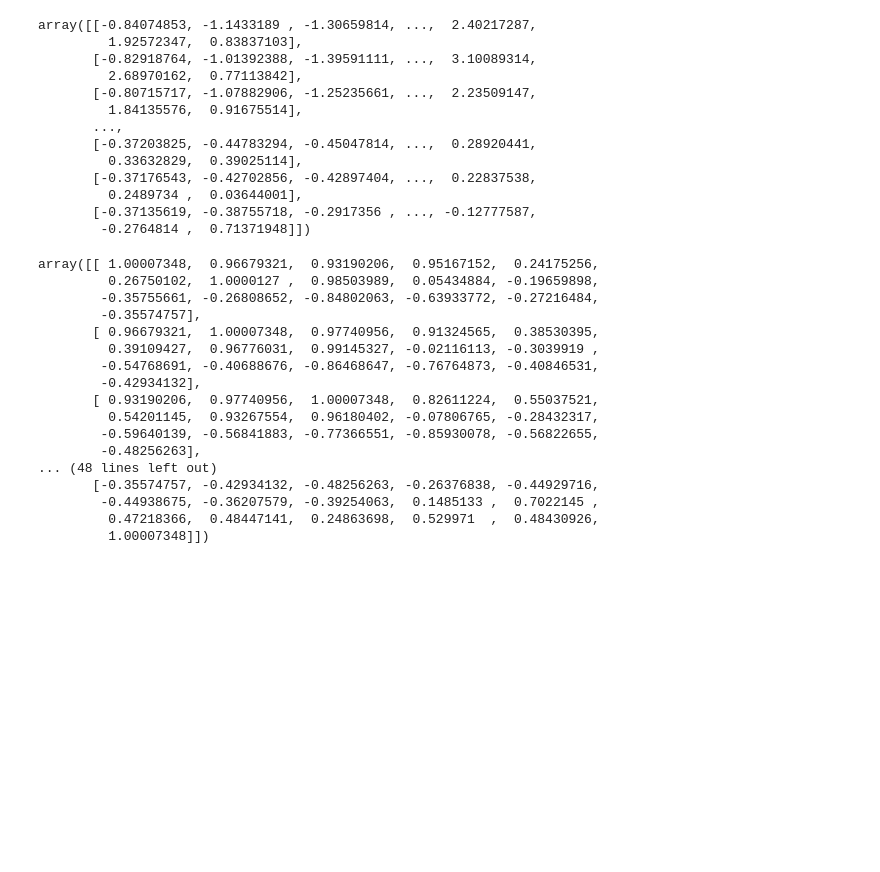
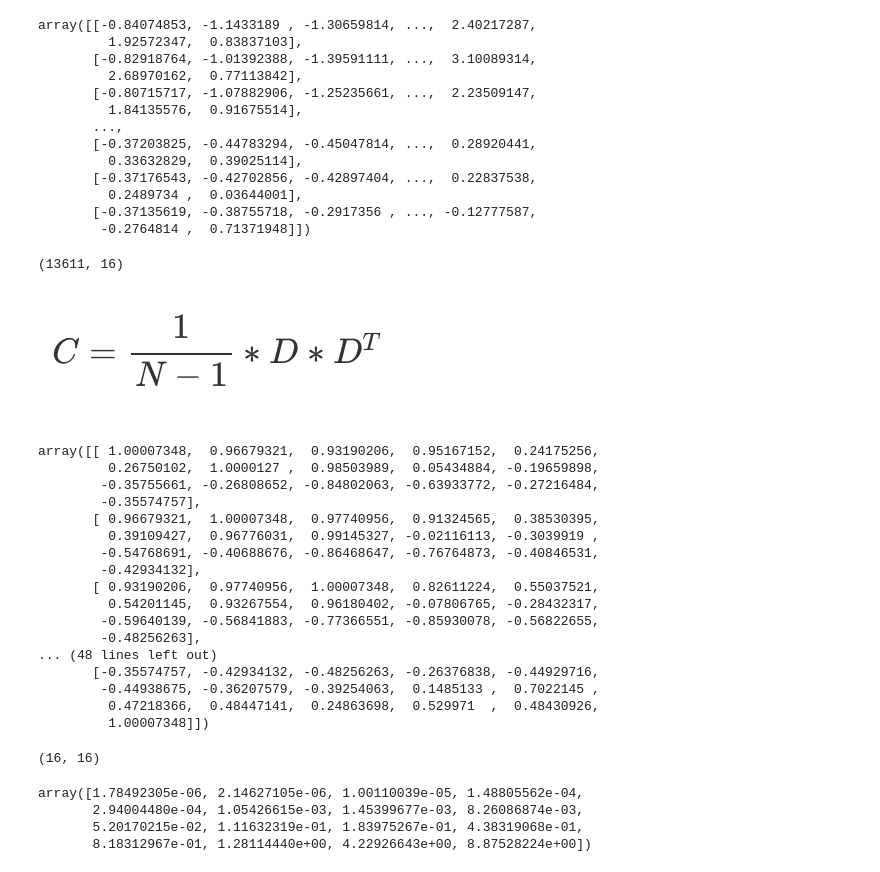
Before and after one commit to alaricbat/SoftmaxRegression, a Jupyter notebook: SoftmaxRegression/program/softmax_handson.ipynb, the cells around one changed output. Saved outputs shown, nothing was run; the diff lists cells and outputs as text; code cells hidden in the pictures; blank space fills up the shorter version.

```diff
--- a/SoftmaxRegression/program/softmax_handson.ipynb
+++ b/SoftmaxRegression/program/softmax_handson.ipynb
@@ -111,27 +106,47 @@ array([[-0.84074853, -1.1433189 , -1.30659814, ...,  2.40217287,
          0.2489734 ,  0.03644001],
        [-0.37135619, -0.38755718, -0.2917356 , ..., -0.12777587,
         -0.2764814 ,  0.71371948]])
-# %%
-#covariance matrix
-cov_matrix = np.cov(X_scaled, rowvar=False)
-cov_matrix
-# %% [output]
-array([[ 1.00007348,  0.96679321,  0.93190206,  0.95167152,  0.24175256,
-         0.26750102,  1.0000127 ,  0.98503989,  0.05434884, -0.19659898,
-        -0.35755661, -0.26808652, -0.84802063, -0.63933772, -0.27216484,
-        -0.35574757],
-       [ 0.96679321,  1.00007348,  0.97740956,  0.91324565,  0.38530395,
-         0.39109427,  0.96776031,  0.99145327, -0.02116113, -0.3039919 ,
-        -0.54768691, -0.40688676, -0.86468647, -0.76764873, -0.40846531,
-        -0.42934132],
-       [ 0.93190206,  0.97740956,  1.00007348,  0.82611224,  0.55037521,
-         0.54201145,  0.93267554,  0.96180402, -0.07806765, -0.28432317,
-        -0.59640139, -0.56841883, -0.77366551, -0.85930078, -0.56822655,
-        -0.48256263],
-... (48 lines left out)
-       [-0.35574757, -0.42934132, -0.48256263, -0.26376838, -0.44929716,
-        -0.44938675, -0.36207579, -0.39254063,  0.1485133 ,  0.7022145 ,
-         0.47218366,  0.48447141,  0.24863698,  0.529971  ,  0.48430926,
-         1.00007348]])
+# %%
+#Get information of rows and features after scaling
+X_scaled.shape
+# %% [output]
+(13611, 16)
+# %%
+#counting for covariance matrix
+display(Image(filename='../photos/fomulation/covariance_matrix.png'))
+
+cov_matrix = (1 / (X_scaled.shape[0] - 1)) * np.dot(X_scaled.T, X_scaled)
+cov_matrix
+# %% [output]
+[figure, added]
+array([[ 1.00007348,  0.96679321,  0.93190206,  0.95167152,  0.24175256,
+         0.26750102,  1.0000127 ,  0.98503989,  0.05434884, -0.19659898,
+        -0.35755661, -0.26808652, -0.84802063, -0.63933772, -0.27216484,
+        -0.35574757],
+       [ 0.96679321,  1.00007348,  0.97740956,  0.91324565,  0.38530395,
+         0.39109427,  0.96776031,  0.99145327, -0.02116113, -0.3039919 ,
+        -0.54768691, -0.40688676, -0.86468647, -0.76764873, -0.40846531,
+        -0.42934132],
+       [ 0.93190206,  0.97740956,  1.00007348,  0.82611224,  0.55037521,
+         0.54201145,  0.93267554,  0.96180402, -0.07806765, -0.28432317,
+        -0.59640139, -0.56841883, -0.77366551, -0.85930078, -0.56822655,
+        -0.48256263],
+... (48 lines left out)
+       [-0.35574757, -0.42934132, -0.48256263, -0.26376838, -0.44929716,
+        -0.44938675, -0.36207579, -0.39254063,  0.1485133 ,  0.7022145 ,
+         0.47218366,  0.48447141,  0.24863698,  0.529971  ,  0.48430926,
+         1.00007348]])
+# %%
+#Checking rows and features of covariance matrix
+cov_matrix.shape
+# %% [output]
+(16, 16)
 # %%
 eigenvalues, eigenvectors = np.linalg.eigh(cov_matrix)
+# %%
+eigenvalues
+# %% [output]
+array([1.78492305e-06, 2.14627105e-06, 1.00110039e-05, 1.48805562e-04,
+       2.94004480e-04, 1.05426615e-03, 1.45399677e-03, 8.26086874e-03,
+       5.20170215e-02, 1.11632319e-01, 1.83975267e-01, 4.38319068e-01,
+       8.18312967e-01, 1.28114440e+00, 4.22926643e+00, 8.87528224e+00])
```
Also changed, not shown: parts of 11 cells of this notebook, 4 other files.
